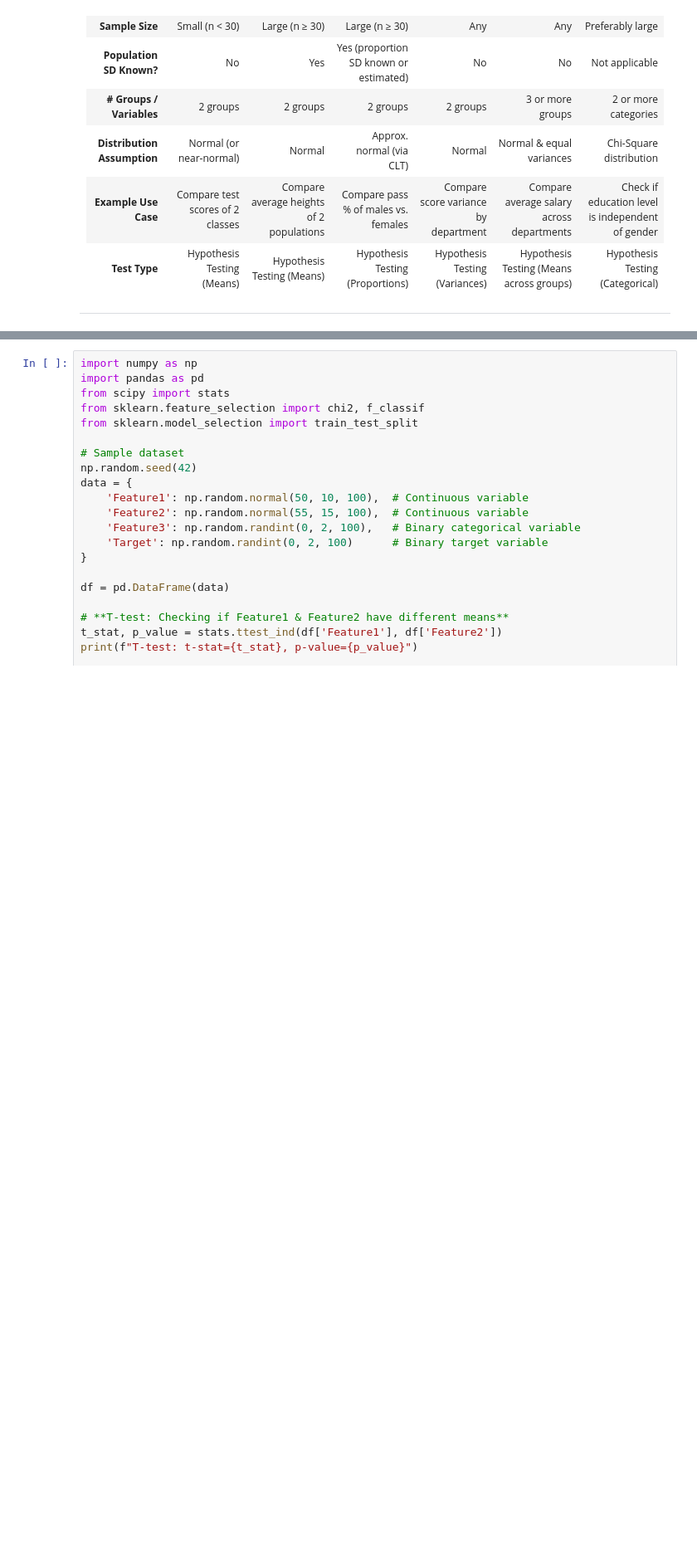
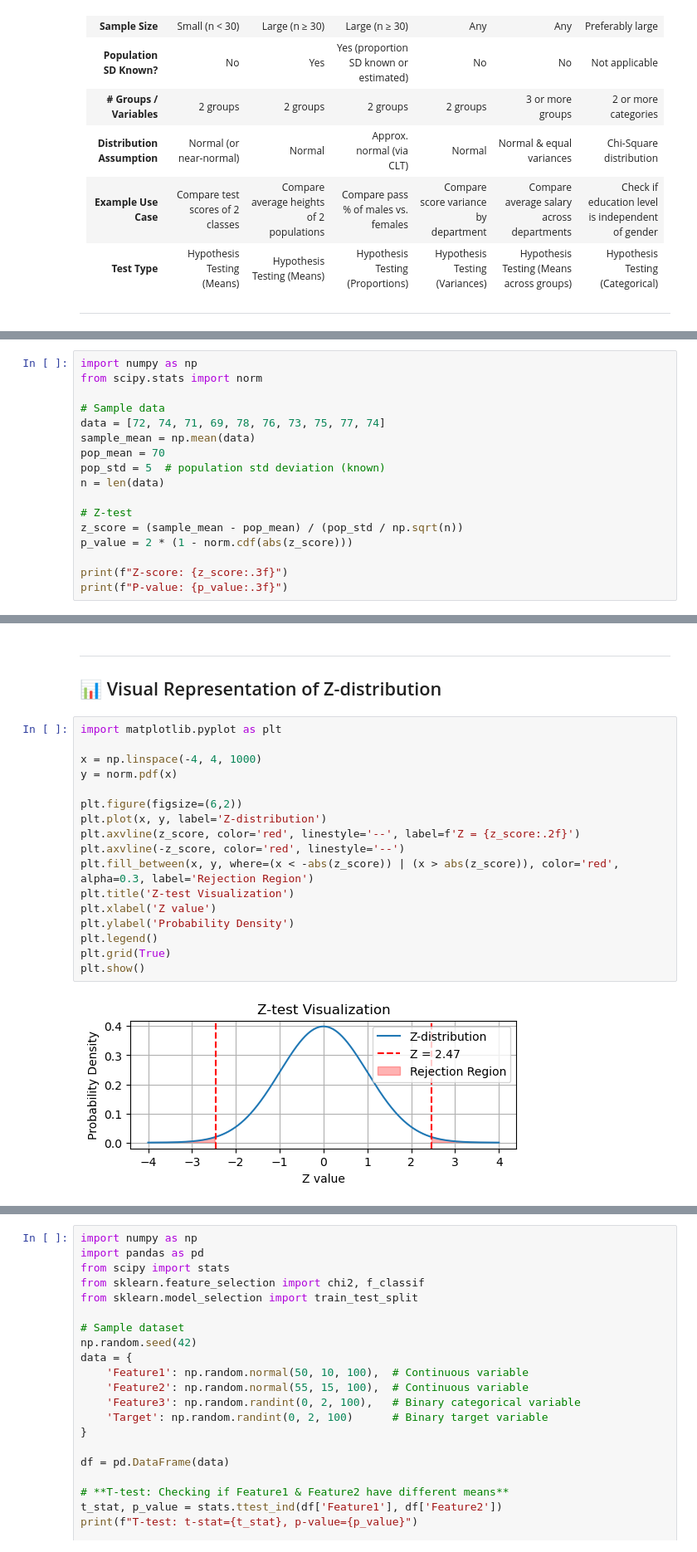
Before and after one commit to aditya230302/CODE-COLLECTION, a Jupyter notebook: Statistics.ipynb, the cells around one changed output, grey strips where cells are left out. Shown at 83% size. Drawn from its saved outputs; the diff is of its cells as text; blank space fills up the shorter version.

```diff
--- a/Statistics.ipynb
+++ b/Statistics.ipynb
@@ -138,0 +434,17 @@ Absolutely! Here's a clearly formatted table on **Statistics and Its Types**, si
+# %%
+import numpy as np
+from scipy.stats import norm
+
+# Sample data
+data = [72, 74, 71, 69, 78, 76, 73, 75, 77, 74]
+sample_mean = np.mean(data)
+pop_mean = 70
+pop_std = 5  # population std deviation (known)
+n = len(data)
+
+# Z-test
+z_score = (sample_mean - pop_mean) / (pop_std / np.sqrt(n))
+p_value = 2 * (1 - norm.cdf(abs(z_score)))
+
+print(f"Z-score: {z_score:.3f}")
+print(f"P-value: {p_value:.3f}")
@@ -138,0 +579,22 @@ Absolutely! Here's a clearly formatted table on **Statistics and Its Types**, si
+# %% [markdown]
+---
+## 📊 Visual Representation of Z-distribution
+# %%
+import matplotlib.pyplot as plt
+
+x = np.linspace(-4, 4, 1000)
+y = norm.pdf(x)
+
+plt.figure(figsize=(6,2))
+plt.plot(x, y, label='Z-distribution')
+plt.axvline(z_score, color='red', linestyle='--', label=f'Z = {z_score:.2f}')
+plt.axvline(-z_score, color='red', linestyle='--')
+plt.fill_between(x, y, where=(x < -abs(z_score)) | (x > abs(z_score)), color='red', alpha=0.3, label='Rejection Region')
+plt.title('Z-test Visualization')
+plt.xlabel('Z value')
+plt.ylabel('Probability Density')
+plt.legend()
+plt.grid(True)
+plt.show()
+# %% [output]
+[figure, added]
```
Also changed, not shown: parts of 56 cells of this notebook.
